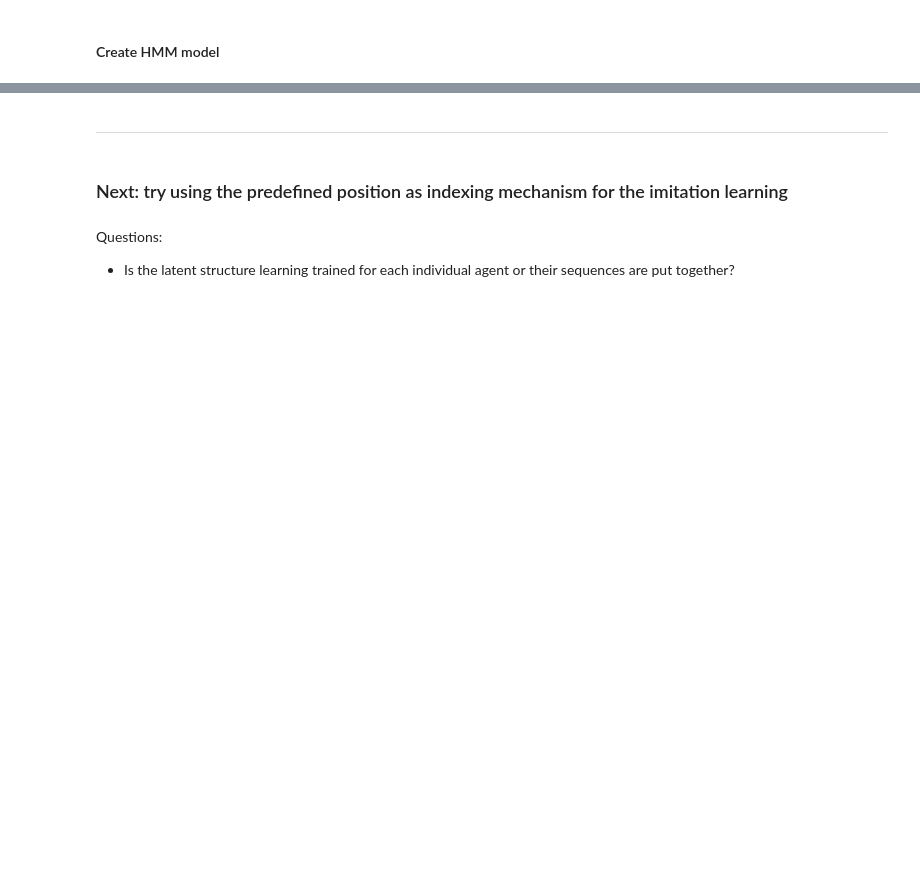
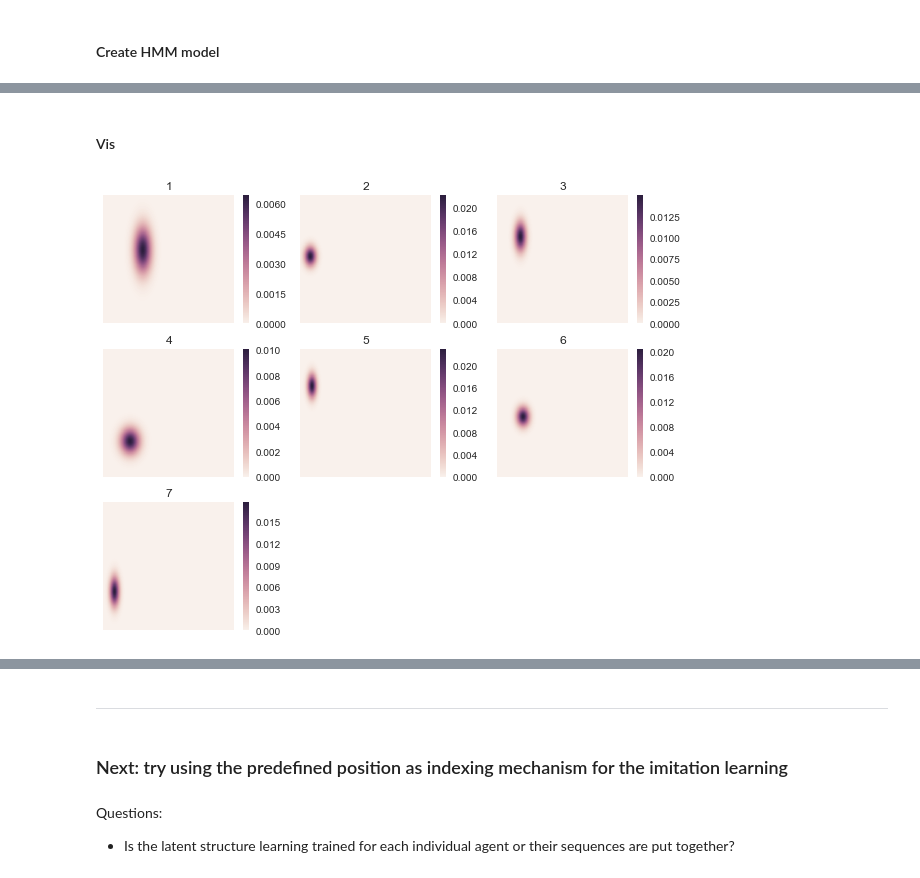
Before and after one commit to samshipengs/Coordinated-Multi-Agent-Imitation-Learning, a Jupyter notebook: code/RoleAlignment.ipynb, the cells around one changed output, grey strips where cells are left out. Cells and saved outputs as stored; diff of their text form; code cells hidden in the pictures; blank space fills up the shorter version.

Commit message:
Switching to use py files, the previous notebooks can be acessed in notebooks dir; Use hmm and la for role assignment instead of the hacky slots.

```diff
--- a/code/RoleAlignment.ipynb
+++ b/code/RoleAlignment.ipynb
@@ -69,6 +72,7 @@ Final number of events: 165
 #### Prepare data set for training HMM
 # %%
 n_defend = 5
+n_offend = 5
 # length for each moment
 event_lengths = np.array([len(i) for i in single_game])
 # repeat the event_lengths 5 times in order to match the unstack later on with moments
@@ -76,5 +80,8 @@ event_lengths_repeat = np.concatenate([event_lengths for _ in range(n_defend)],
 # all the moments
 all_moments = np.concatenate(single_game, axis=0)
 # we only need the first 5 players x,y coordindates
-all_moments = all_moments[:, :2*n_defend]
-all_moments_ = np.concatenate([all_moments[:, i:i+2] for i in range(0, 2*n_defend, 2)], axis=0)
+all_defend_moments = all_moments[:, :2*n_defend]
+all_offend_moments = all_moments[:, 2*n_offend:]
+
+all_defend_moments_ = np.concatenate([all_defend_moments[:, i:i+2] for i in range(0, 2*n_defend, 2)], axis=0)
+all_offend_moments_ = np.concatenate([all_offend_moments[:, i:i+2] for i in range(0, 2*n_offend, 2)], axis=0)
@@ -353,0 +100,7 @@ for i in range(nrows):
+# %%
+n_comp = 7
+n_mix = None
+RA = RoleAssignment()
+# %%
+defend_state_sequence_, defend_means, defend_covs = RA.train_hmm(all_defend_moments_, event_lengths_repeat, n_comp, n_mix)
+offend_state_sequence_, offend_means, offend_covs= RA.train_hmm(all_offend_moments_, event_lengths_repeat, n_comp, n_mix)
@@ -353,0 +249,6 @@ for i in range(nrows):
+# %% [markdown]
+#### Vis
+# %%
+EmissionVis(n_comp, defend_means, defend_covs).plot()
+# %% [output]
+[figure, added]
```
Also changed, not shown: parts of 52 cells of this notebook, 9 other files.
